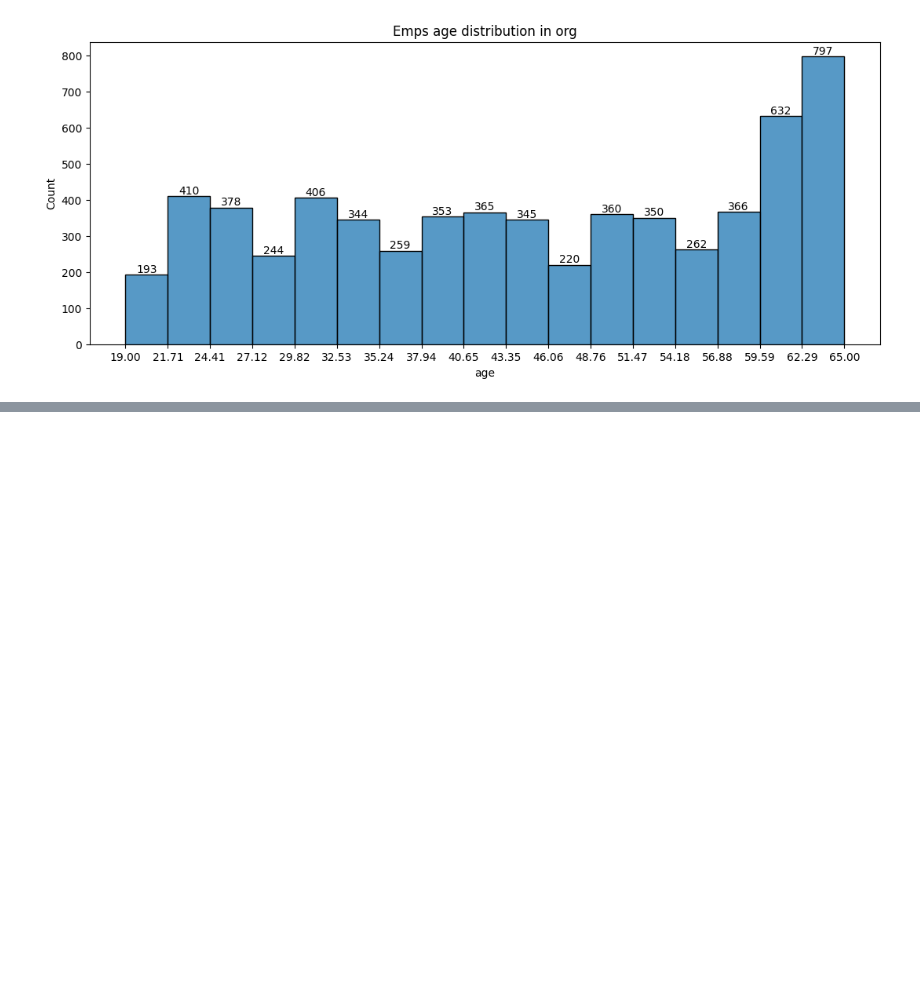
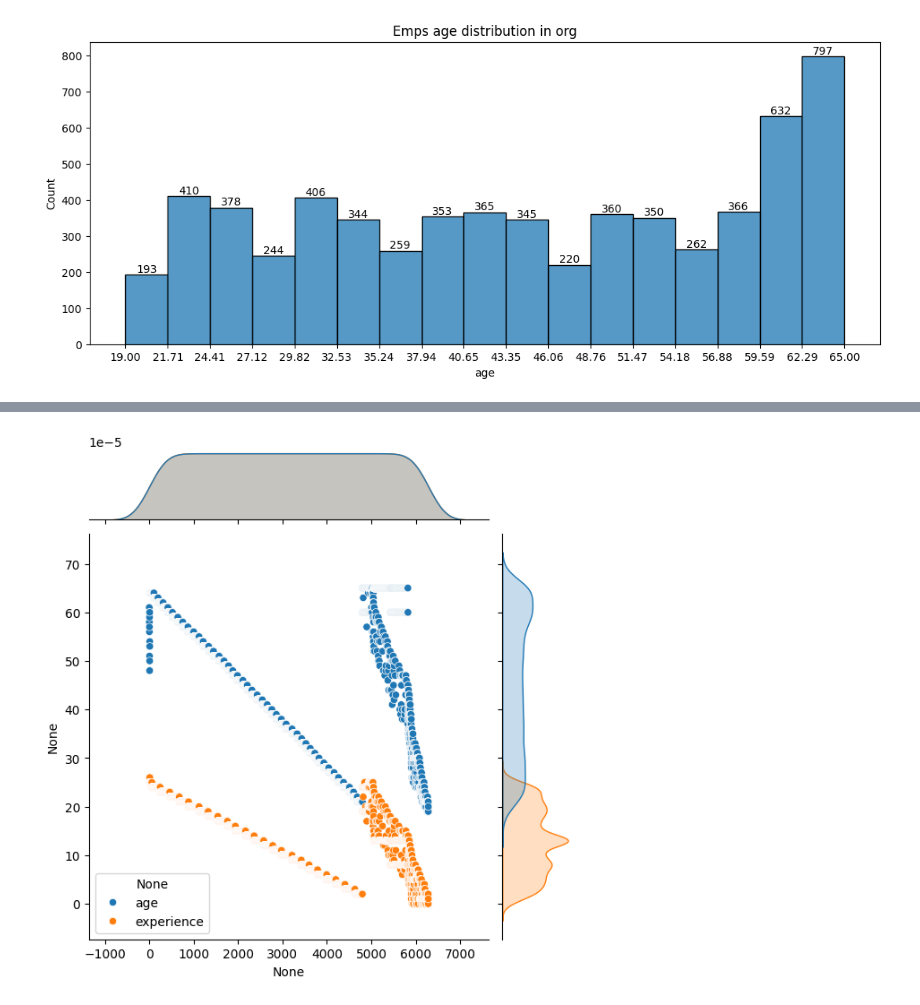
Before and after one commit to idrisrazaballry/pythonLibraries, a Jupyter notebook: attrition.ipynb, the cells around one changed output, grey strips where cells are left out. Cells and saved outputs as stored; diff of their text form; code cells hidden in the pictures; blank space fills up the shorter version.

```diff
--- a/attrition.ipynb
+++ b/attrition.ipynb
@@ -616,0 +641,8 @@ plt.show()
+# %%
+# jointplot ---> It is used to plot, combination of two plots
+
+sns.jointplot(df[['age','experience']])
+
+plt.show()
+# %% [output]
+[figure, added]
```
Also changed, not shown: parts of 9 cells of this notebook.
